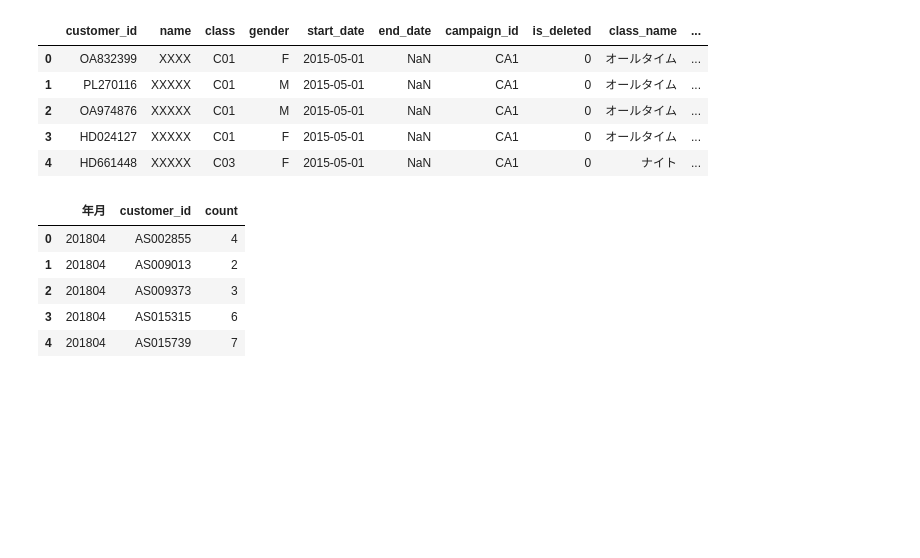
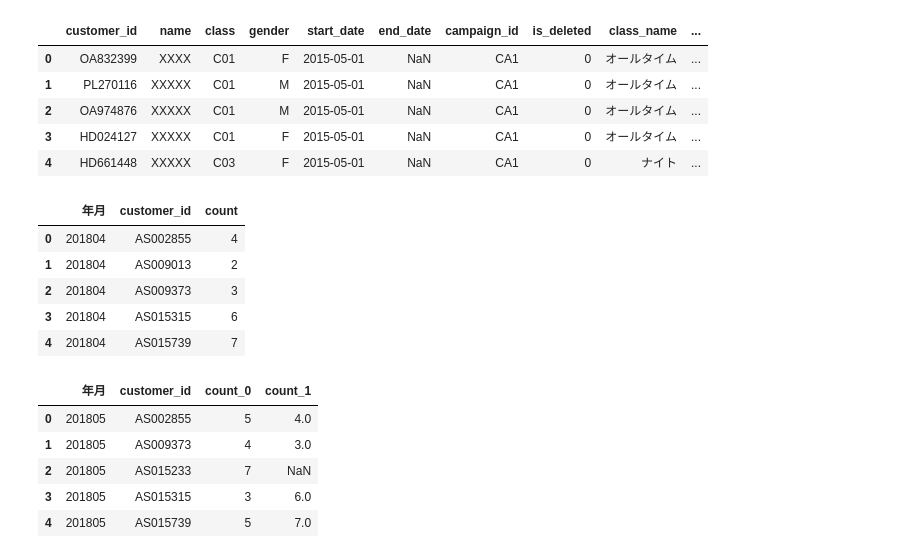
Before and after one commit to shota98501/Data_Scientist, a Jupyter notebook: Knock(DirtyData)/Dirty_Data5/Data_Analysis/Dirty_Data5.ipynb, the cells around one changed output. Drawn from its saved outputs; the diff is of its cells as text; code cells hidden in the pictures; blank space fills up the shorter version.

```diff
--- a/Knock(DirtyData)/Dirty_Data5/Data_Analysis/Dirty_Data5.ipynb
+++ b/Knock(DirtyData)/Dirty_Data5/Data_Analysis/Dirty_Data5.ipynb
@@ -23,12 +23,19 @@ uselog_months.head()
 # %%
 year_months = list(uselog_months["年月"].unique())
 uselog = pd.DataFrame()
 for i in range(1, len(year_months)):
-    tmp = uselog_months.loc(uselog_months["年月"] == year_months[i]).copy()
+    tmp = uselog_months.loc[uselog_months["年月"] == year_months[i]].copy()
     tmp.rename(columns={"count":"count_0"}, inplace=True)
     tmp_before = uselog_months.loc[uselog_months["年月"]==year_months[i-1]].copy()
     del tmp_before["年月"]
-    tmp_before.rename(columns={"count":"count_1"}, implace=True)
+    tmp_before.rename(columns={"count":"count_1"}, inplace=True)
     tmp = pd.merge(tmp, tmp_before, on="customer_id", how="left")
     uselog = pd.concat([uselog,tmp], ignore_index=True)
 uselog.head()
+# %% [output]
+|  | 年月 | customer_id | count_0 | count_1 |
+| 0 | 201805 | AS002855 | 5 | 4.0 |
+| 1 | 201805 | AS009373 | 4 | 3.0 |
+| 2 | 201805 | AS015233 | 7 | NaN |
+| 3 | 201805 | AS015315 | 3 | 6.0 |
+| 4 | 201805 | AS015739 | 5 | 7.0 |
```
Also changed, not shown: parts of 2 cells of this notebook.
